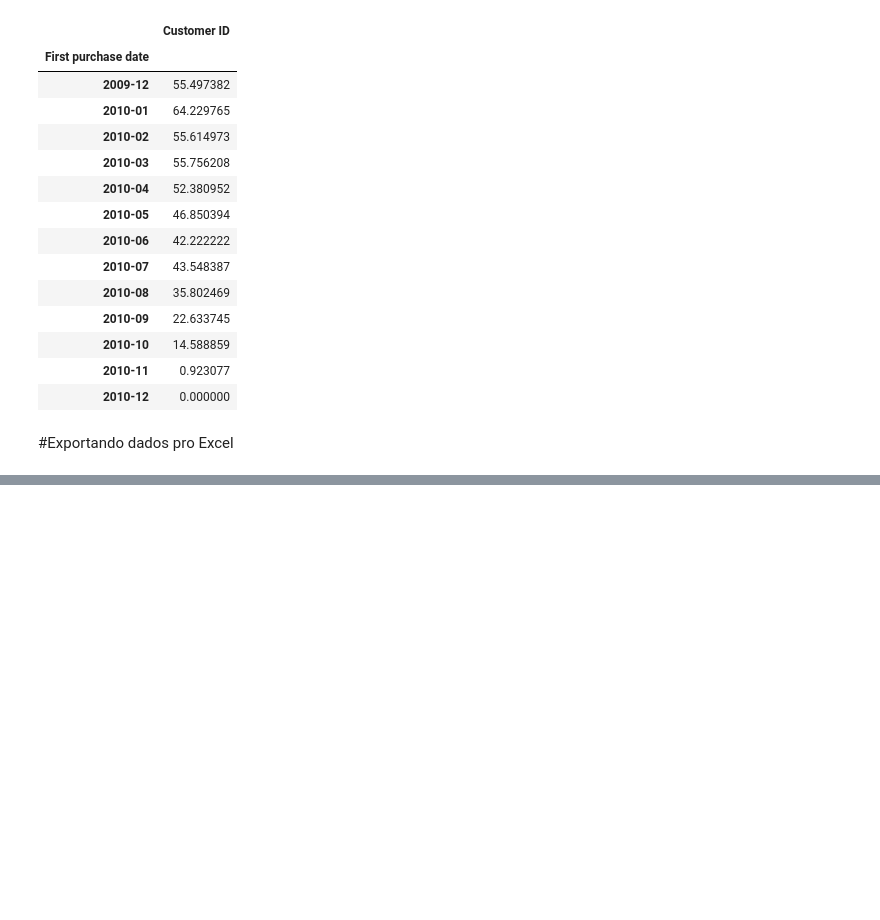
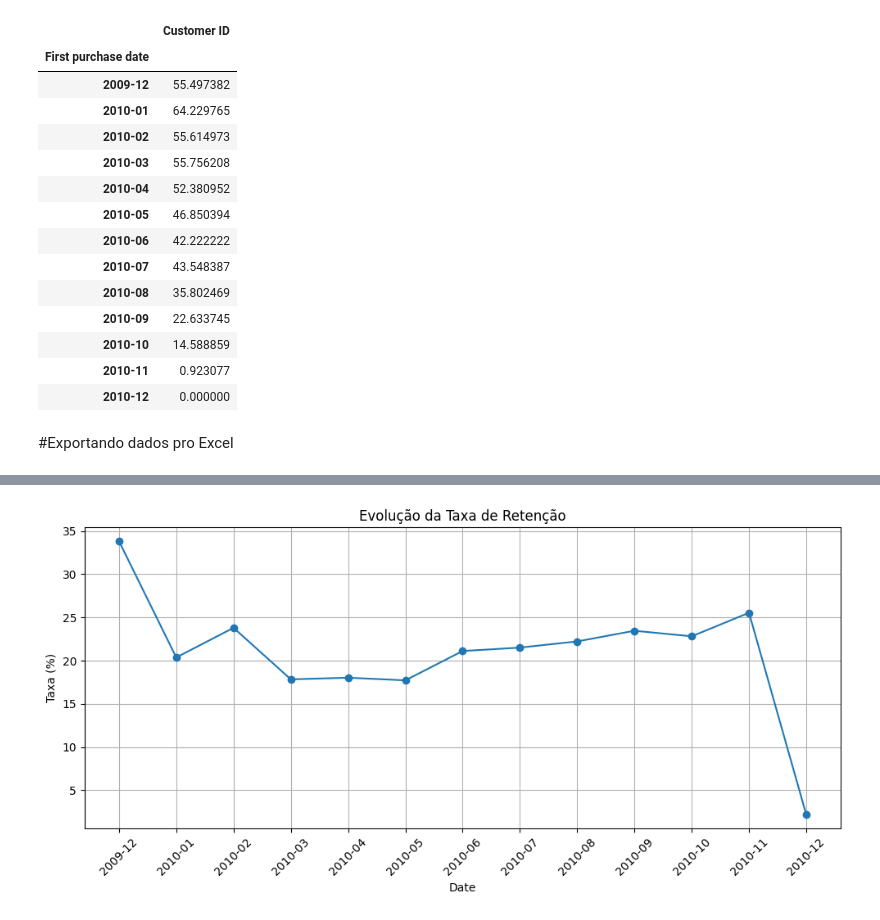
Before and after one commit to edsondamasceno/Data-Analysis, a Jupyter notebook: Cohort_Analysis.ipynb, the cells around one changed output, grey strips where cells are left out. Cells and saved outputs as stored; diff of their text form; code cells hidden in the pictures; blank space fills up the shorter version.

```diff
--- a/Cohort_Analysis.ipynb
+++ b/Cohort_Analysis.ipynb
@@ -449,0 +497,15 @@ df_new.to_excel('/content/drive/MyDrive/Data Analysis/Result/dataframe.xlsx')
+# %%
+# Plot
+plt.figure(figsize=(10, 5))
+plt.plot(range(len(df_retention["new_date"])), df_retention["rate"], marker='o')
+
+plt.xticks(range(len(df_retention["new_date"])), df_retention["new_date"], rotation=45)
+
+plt.xlabel("Date")
+plt.ylabel("Taxa (%)")
+plt.title("Evolução da Taxa de Retenção")
+plt.grid(True)
+plt.tight_layout()
+plt.show()
+# %% [output]
+[figure, added]
```
Also changed, not shown: parts of 12 cells of this notebook.
